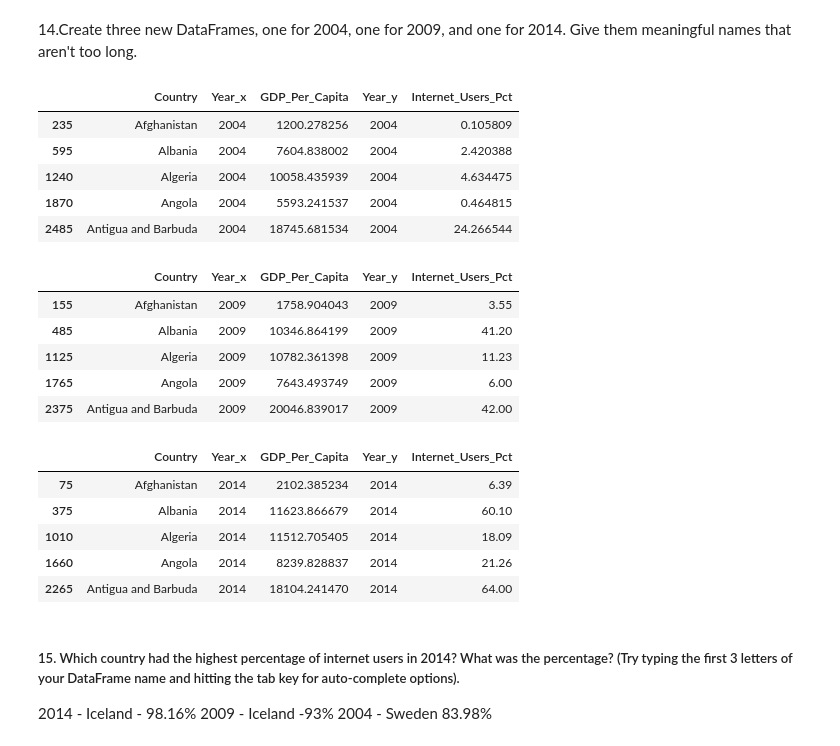
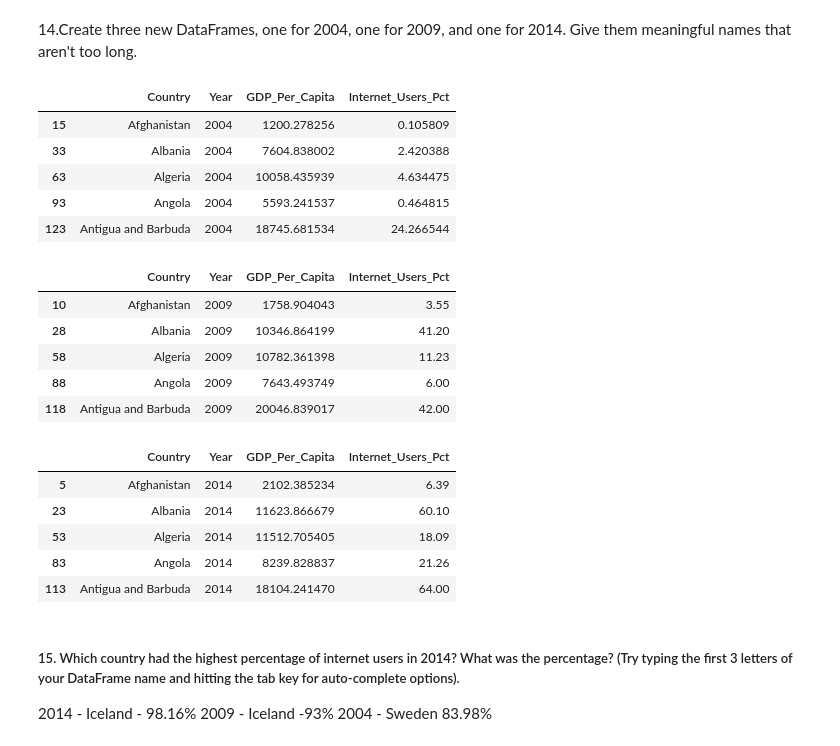
Before and after one commit to NSS-Full-Time-Data-Analytics-7/gdp-and-internet-usage-berhanneway, a Jupyter notebook: notebooks/UN Data Project.ipynb, the cells around one changed output. Drawn from its saved outputs; the diff is of its cells as text; code cells hidden in the pictures.

```diff
--- a/notebooks/UN Data Project.ipynb
+++ b/notebooks/UN Data Project.ipynb
@@ -154,5 +154,5 @@ new_name_internet_df.head(1)
 # %%
-gdp_and_internet_use = pd.merge(new_name_gdp_df,new_name_internet_df, left_on = 'Country', right_on ='Country', how = 'inner')
+gdp_and_internet_use = pd.merge(new_name_gdp_df,new_name_internet_df, left_on = ['Country', 'Year'], right_on = ['Country', 'Year'],how = 'outer')
 # %% [markdown]
 Look at the first five rows of your new DataFrame to confirm it merged correctly.
 # %%
@@ -178,6 +178,6 @@ gdp_and_internet_use.tail()
 # %% [markdown]
 13.Subset the combined DataFrame to keep only the data for 2004, 2009, and 2014. Check that this happened correctly.
 # %%
-gdp_and_internet_use1 = gdp_and_internet_use.loc[gdp_and_internet_use['Year_x'].isin([2004, 2009, 2014]) & (gdp_and_internet_use['Year_y'].isin([2004, 2009, 2014]))]
-gdp_and_internet_use1.head(5)
+gdp_and_internet_use_3years = gdp_and_internet_use.loc[gdp_and_internet_use['Year'].isin([2004, 2009, 2014]) & (gdp_and_internet_use['Year'].isin([2004, 2009, 2014]))]
+gdp_and_internet_use_3years.tail(10)
 # %% [output]
@@ -190,35 +211,35 @@ gdp_and_internet_use1.head(5)
 # %% [markdown]
 14.Create three new DataFrames, one for 2004, one for 2009, and one for 2014. Give them meaningful names that aren't too long.
 # %%
-gdp_and_internet_use_2004 =gdp_and_internet_use1.loc[(gdp_and_internet_use1['Year_x'] == 2004) & (gdp_and_internet_use1['Year_y'] == 2004)]
+gdp_and_internet_use_2004 =gdp_and_internet_use_3years.loc[(gdp_and_internet_use_3years['Year'] == 2004) & (gdp_and_internet_use_3years['Year'] == 2004)]
 gdp_and_internet_use_2004.head()
 # %% [output]
-|  | Country | Year_x | GDP_Per_Capita | Year_y | Internet_Users_Pct |
-| 235 | Afghanistan | 2004 | 1200.278256 | 2004 | 0.105809 |
-| 595 | Albania | 2004 | 7604.838002 | 2004 | 2.420388 |
-| 1240 | Algeria | 2004 | 10058.435939 | 2004 | 4.634475 |
-| 1870 | Angola | 2004 | 5593.241537 | 2004 | 0.464815 |
-| 2485 | Antigua and Barbuda | 2004 | 18745.681534 | 2004 | 24.266544 |
+|  | Country | Year | GDP_Per_Capita | Internet_Users_Pct |
+| 15 | Afghanistan | 2004 | 1200.278256 | 0.105809 |
+| 33 | Albania | 2004 | 7604.838002 | 2.420388 |
+| 63 | Algeria | 2004 | 10058.435939 | 4.634475 |
+| 93 | Angola | 2004 | 5593.241537 | 0.464815 |
+| 123 | Antigua and Barbuda | 2004 | 18745.681534 | 24.266544 |
 # %%
-gdp_and_internet_use_2009 =gdp_and_internet_use1.loc[(gdp_and_internet_use1['Year_x'] == 2009) & (gdp_and_internet_use1['Year_y'] == 2009)]
+gdp_and_internet_use_2009 =gdp_and_internet_use_3years.loc[(gdp_and_internet_use_3years['Year'] == 2009) & (gdp_and_internet_use_3years['Year'] == 2009)]
 gdp_and_internet_use_2009.head()
 # %% [output]
-|  | Country | Year_x | GDP_Per_Capita | Year_y | Internet_Users_Pct |
-| 155 | Afghanistan | 2009 | 1758.904043 | 2009 | 3.55 |
-| 485 | Albania | 2009 | 10346.864199 | 2009 | 41.20 |
-| 1125 | Algeria | 2009 | 10782.361398 | 2009 | 11.23 |
-| 1765 | Angola | 2009 | 7643.493749 | 2009 | 6.00 |
-| 2375 | Antigua and Barbuda | 2009 | 20046.839017 | 2009 | 42.00 |
+|  | Country | Year | GDP_Per_Capita | Internet_Users_Pct |
+| 10 | Afghanistan | 2009 | 1758.904043 | 3.55 |
+| 28 | Albania | 2009 | 10346.864199 | 41.20 |
+| 58 | Algeria | 2009 | 10782.361398 | 11.23 |
+| 88 | Angola | 2009 | 7643.493749 | 6.00 |
+| 118 | Antigua and Barbuda | 2009 | 20046.839017 | 42.00 |
 # %%
-gdp_and_internet_use_2014 =gdp_and_internet_use1.loc[(gdp_and_internet_use1['Year_x'] == 2014) & (gdp_and_internet_use1['Year_y'] == 2014)]
+gdp_and_internet_use_2014 =gdp_and_internet_use_3years.loc[(gdp_and_internet_use_3years['Year'] == 2014) & (gdp_and_internet_use_3years['Year'] == 2014)]
 gdp_and_internet_use_2014.head()
 # %% [output]
-|  | Country | Year_x | GDP_Per_Capita | Year_y | Internet_Users_Pct |
-| 75 | Afghanistan | 2014 | 2102.385234 | 2014 | 6.39 |
-| 375 | Albania | 2014 | 11623.866679 | 2014 | 60.10 |
-| 1010 | Algeria | 2014 | 11512.705405 | 2014 | 18.09 |
-| 1660 | Angola | 2014 | 8239.828837 | 2014 | 21.26 |
-| 2265 | Antigua and Barbuda | 2014 | 18104.241470 | 2014 | 64.00 |
+|  | Country | Year | GDP_Per_Capita | Internet_Users_Pct |
+| 5 | Afghanistan | 2014 | 2102.385234 | 6.39 |
+| 23 | Albania | 2014 | 11623.866679 | 60.10 |
+| 53 | Algeria | 2014 | 11512.705405 | 18.09 |
+| 83 | Angola | 2014 | 8239.828837 | 21.26 |
+| 113 | Antigua and Barbuda | 2014 | 18104.241470 | 64.00 |
 # %% [markdown]
 ##### 15. Which country had the highest percentage of internet users in 2014? What was the percentage? (Try typing the first 3 letters of your DataFrame name and hitting the tab key for auto-complete options).
 2014 - Iceland - 98.16%
```
Also changed, not shown: parts of 35 cells of this notebook.
